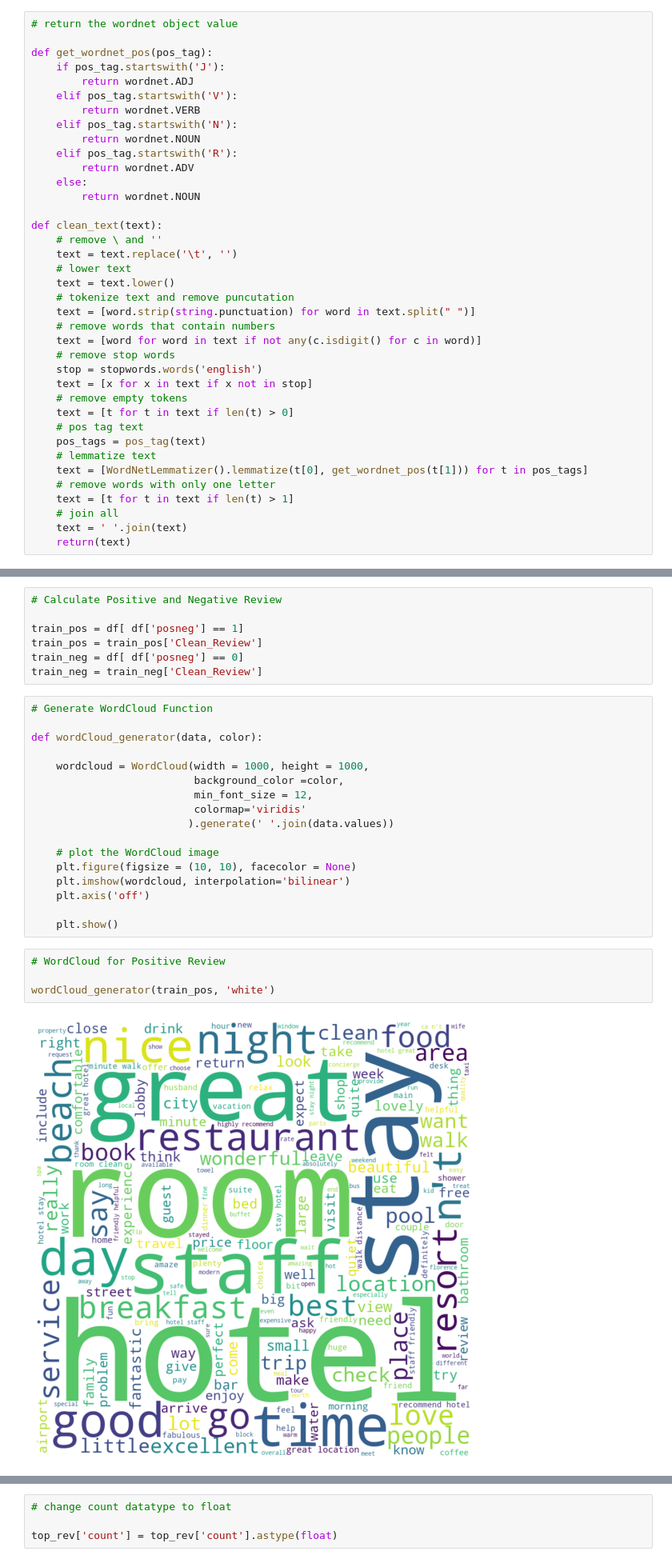
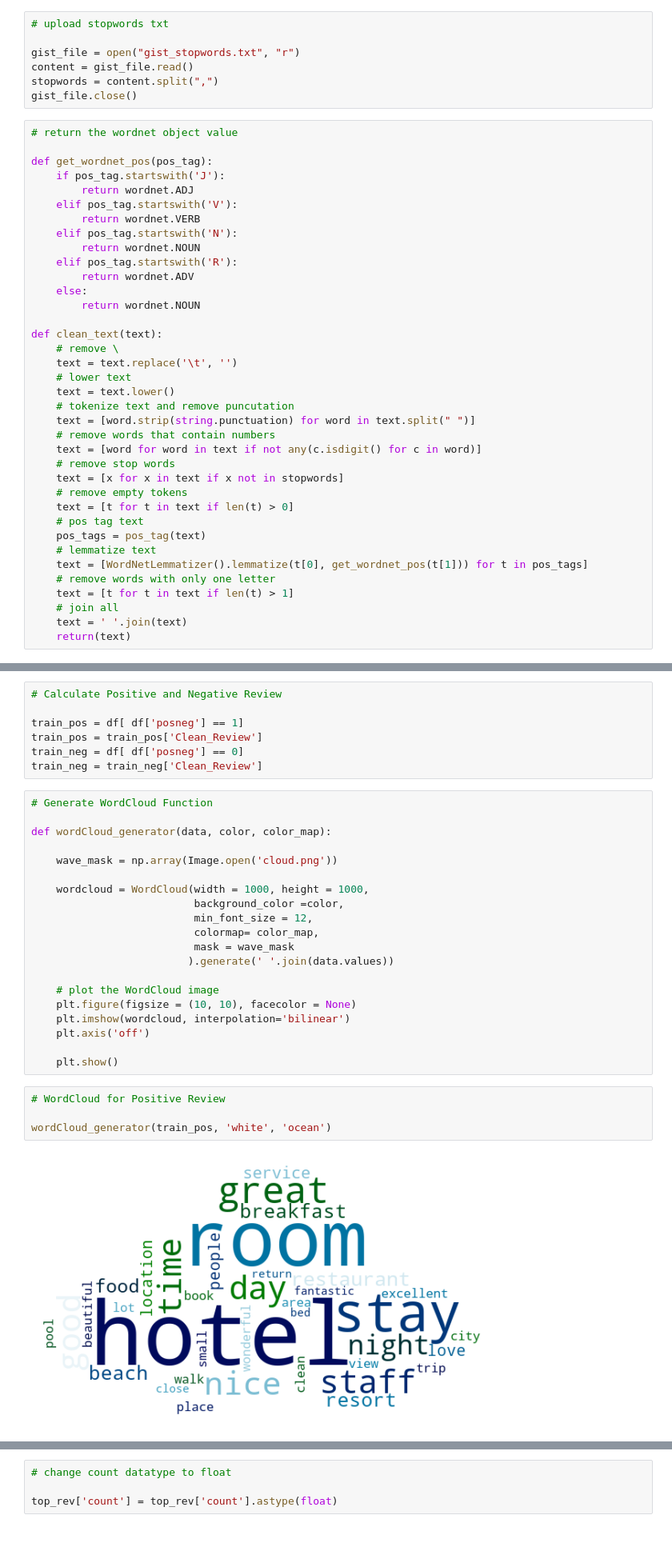
Before and after one commit to laksmiamalia/Hotel-Review-Sentiment-Analysis, a Jupyter notebook: Hotel Sentiment Analysis.ipynb, the cells around one changed output, grey strips where cells are left out. Shown: that part at 80% size. Cells and saved outputs as stored; diff of their text form; blank space fills up the shorter version.

```diff
--- a/Hotel Sentiment Analysis.ipynb
+++ b/Hotel Sentiment Analysis.ipynb
@@ -175,6 +174,13 @@ First we create a function to help identify type of the words (adjective, verb,
 - Remove numbers and stop words ( 'a', 'an', 'the', 'of', 'in', etc.), to help improve accuracy to give more focus to the important information
 - Part-of-Speech (POS) tagging: Categorizing words in a text (corpus) in correspondence with a particular part of speech, depending on the definition of the word and its context indicates how the word functions in meaning as well as grammatically within the sentence
 - lemmatize the text: transform every word into their root form (caring -> care)
+# %%
+# upload stopwords txt
+
+gist_file = open("gist_stopwords.txt", "r")
+content = gist_file.read()
+stopwords = content.split(",")
+gist_file.close()
 # %%
 # return the wordnet object value
 
@@ -191,7 +197,7 @@ def get_wordnet_pos(pos_tag):
         return wordnet.NOUN
 
 def clean_text(text):
-    # remove \ and ''
+    # remove \
     text = text.replace('\t', '')
     # lower text
     text = text.lower()
@@ -200,8 +206,7 @@ def clean_text(text):
     # remove words that contain numbers
     text = [word for word in text if not any(c.isdigit() for c in word)]
     # remove stop words
-    stop = stopwords.words('english')
-    text = [x for x in text if x not in stop]
+    text = [x for x in text if x not in stopwords]
     # remove empty tokens
     text = [t for t in text if len(t) > 0]
     # pos tag text
@@ -332,12 +337,15 @@ train_neg = train_neg['Clean_Review']
 # %%
 # Generate WordCloud Function
 
-def wordCloud_generator(data, color):
+def wordCloud_generator(data, color, color_map):
+
+    wave_mask = np.array(Image.open('cloud.png'))
 
     wordcloud = WordCloud(width = 1000, height = 1000,
                           background_color =color,
                           min_font_size = 12,
-                          colormap='viridis'
+                          colormap= color_map,
+                          mask = wave_mask
                          ).generate(' '.join(data.values))
 
     # plot the WordCloud image
@@ -349,9 +357,9 @@ def wordCloud_generator(data, color):
 # %%
 # WordCloud for Positive Review
 
-wordCloud_generator(train_pos, 'white')
+wordCloud_generator(train_pos, 'white', 'ocean')
 # %% [output]
-[figure, old version]
+[figure, new version]
 # %%
 # Wordcloud for Negative Review
 
```
Also changed, not shown: parts of 26 cells of this notebook, 1 other file.
